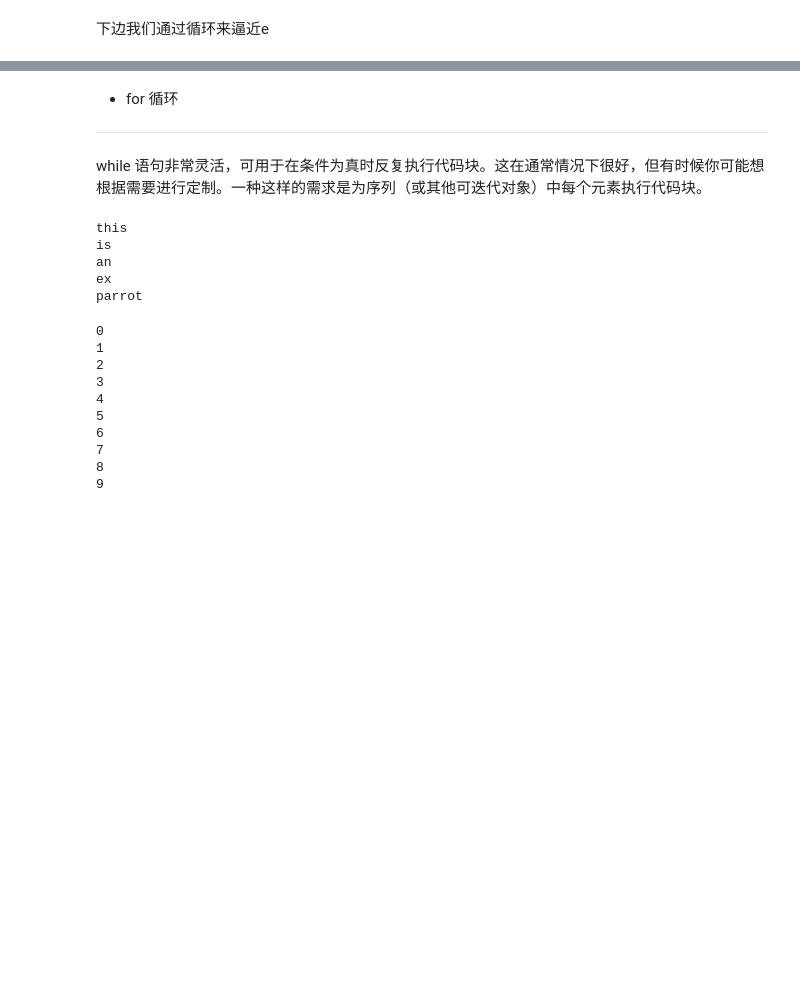
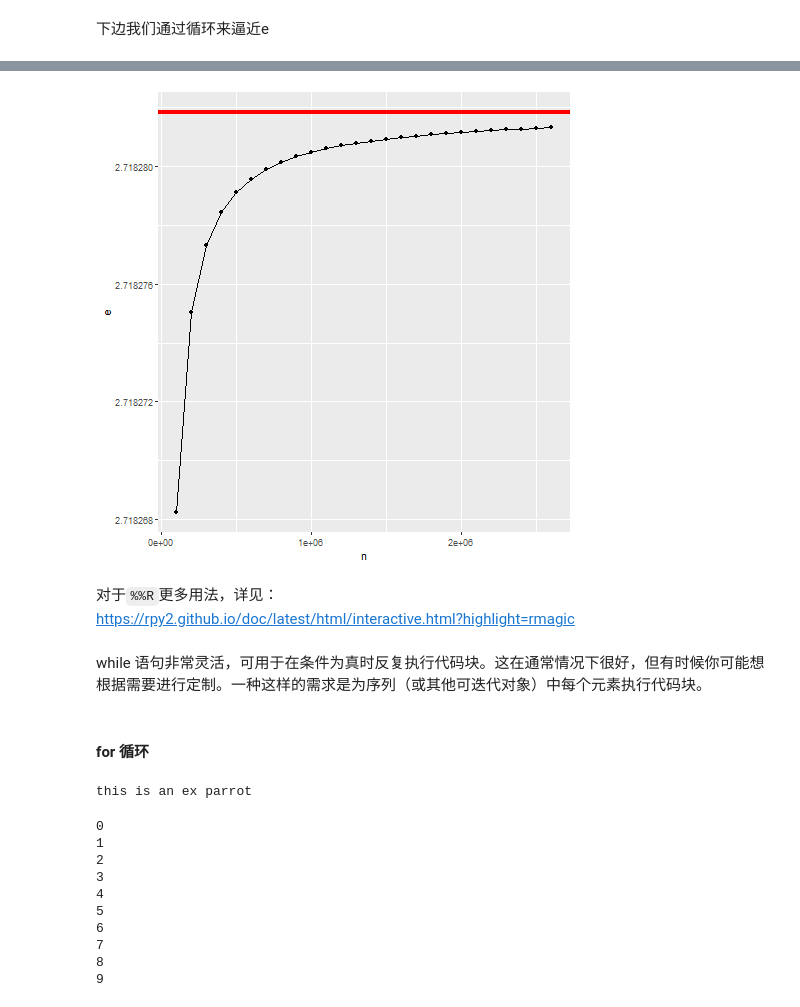
Before and after one commit to byaxb/DataMiningExperiments, a Jupyter notebook: ch02_python基础知识B.ipynb, the cells around one changed output, grey strips where cells are left out. Drawn from its saved outputs; the diff is of its cells as text; code cells hidden in the pictures; blank space fills up the shorter version.

```diff
--- a/ch02_python基础知识B.ipynb
+++ b/ch02_python基础知识B.ipynb
@@ -217,19 +390,25 @@ e
+# %%
+%%R --input df
+library(ggplot2)
+ggplot(data=df, aes(x=n, y=e)) +
+    geom_point() +
+    geom_line() +
+    geom_hline(aes(yintercept = exp(1)), color='red', size=1.5)
+# %% [output]
+[figure, added]
+# %% [markdown]
+对于`%%R`更多用法，详见：
+https://rpy2.github.io/doc/latest/html/interactive.html?highlight=rmagic
 # %% [markdown]
-* for 循环
-
----
-
 while 语句非常灵活，可用于在条件为真时反复执行代码块。这在通常情况下很好，但有时候你可能想根据需要进行定制。一种这样的需求是为序列（或其他可迭代对象）中每个元素执行代码块。
+# %% [markdown]
+#### for 循环
 # %%
 words = ['this', 'is', 'an', 'ex', 'parrot']
 for word in words:
-    print(word)
+    print(word, end=' ')
 # %% [output]
-this
-is
-an
-ex
-parrot
+this is an ex parrot
 # %%
 numbers = [0, 1, 2, 3, 4, 5, 6, 7, 8, 9]
 for number in numbers:
```
Also changed, not shown: parts of 88 cells of this notebook, 6 other files.
